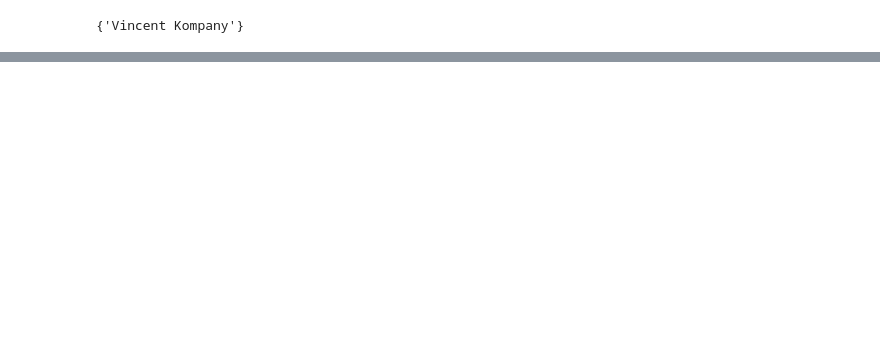
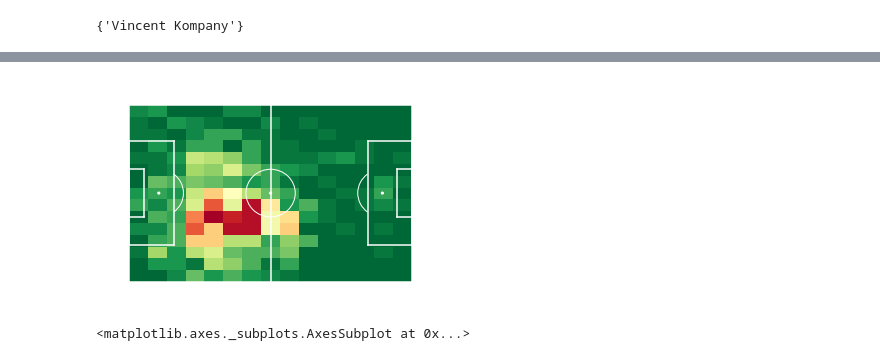
Before and after one commit to TomDecroos/matplotsoccer, a Jupyter notebook: notebooks/heatmap.ipynb, the cells around one changed output, grey strips where cells are left out. Saved outputs shown, nothing was run; the diff lists cells and outputs as text; code cells hidden in the pictures; blank space fills up the shorter version.

```diff
--- a/notebooks/heatmap.ipynb
+++ b/notebooks/heatmap.ipynb
@@ -68 +68,6 @@ mps.heatmap(matrix=hm)
 <matplotlib.axes._subplots.AxesSubplot at 0x...>
+# %%
+mps.heatmap_green(matrix=hm)
+# %% [output]
+[figure, added]
+<matplotlib.axes._subplots.AxesSubplot at 0x...>
```
Also changed, not shown: parts of 5 cells of this notebook, 3 other files.
